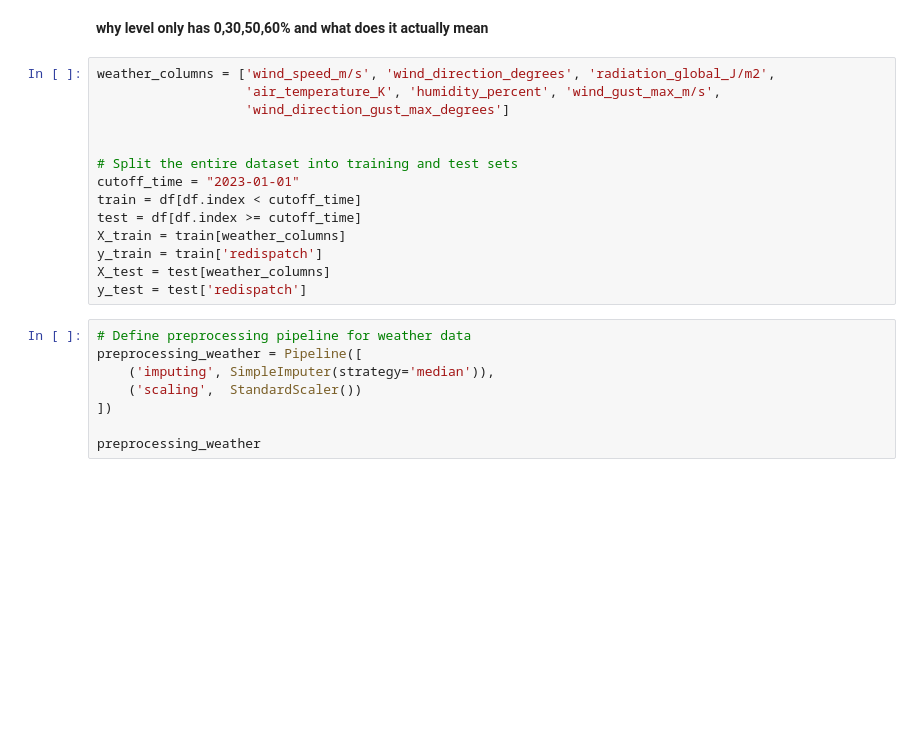
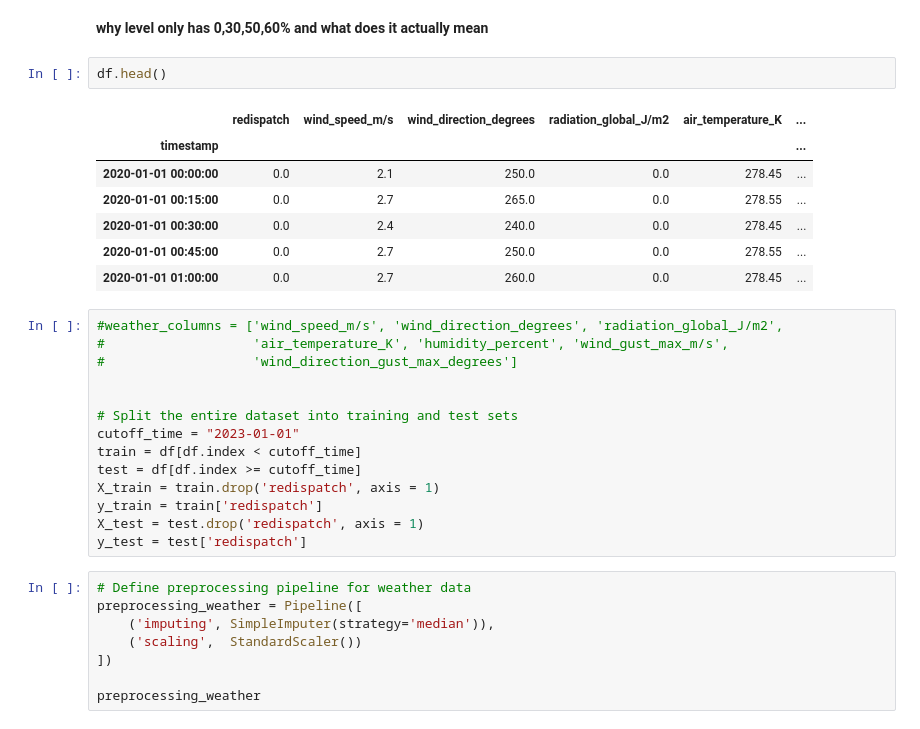
Before and after one commit to mgondeck/wind_curtailment_prediction, a Jupyter notebook: baseline_binary_classification.ipynb, the cells around one changed output. Cells and saved outputs as stored; diff of their text form; blank space fills up the shorter version.

```diff
--- a/baseline_binary_classification.ipynb
+++ b/baseline_binary_classification.ipynb
@@ -52,19 +52,29 @@ df.to_csv('/content/drive/My Drive/ms_wind_curtailment_prediction/curtailment_ta
 ## Train random forest binary classification while handling class imbalance target variable
 # %% [markdown]
 **why level only has 0,30,50,60% and what does it actually mean**
+# %%
+df.head()
+# %% [output]
+|  | redispatch | wind_speed_m/s | wind_direction_degrees | radiation_global_J/m2 | air_temperature_K | ... |
+| timestamp |  |  |  |  |  | ... |
+| 2020-01-01 00:00:00 | 0.0 | 2.1 | 250.0 | 0.0 | 278.45 | ... |
+| 2020-01-01 00:15:00 | 0.0 | 2.7 | 265.0 | 0.0 | 278.55 | ... |
+| 2020-01-01 00:30:00 | 0.0 | 2.4 | 240.0 | 0.0 | 278.45 | ... |
+| 2020-01-01 00:45:00 | 0.0 | 2.7 | 250.0 | 0.0 | 278.55 | ... |
+| 2020-01-01 01:00:00 | 0.0 | 2.7 | 260.0 | 0.0 | 278.45 | ... |
 # %%
-weather_columns = ['wind_speed_m/s', 'wind_direction_degrees', 'radiation_global_J/m2',
-                   'air_temperature_K', 'humidity_percent', 'wind_gust_max_m/s',
-                   'wind_direction_gust_max_degrees']
+#weather_columns = ['wind_speed_m/s', 'wind_direction_degrees', 'radiation_global_J/m2',
+#                   'air_temperature_K', 'humidity_percent', 'wind_gust_max_m/s',
+#                   'wind_direction_gust_max_degrees']
 
 
 # Split the entire dataset into training and test sets
 cutoff_time = "2023-01-01"
 train = df[df.index < cutoff_time]
 test = df[df.index >= cutoff_time]
-X_train = train[weather_columns]
+X_train = train.drop('redispatch', axis = 1)
 y_train = train['redispatch']
-X_test = test[weather_columns]
+X_test = test.drop('redispatch', axis = 1)
 y_test = test['redispatch']
 # %%
 # Define preprocessing pipeline for weather data
```
Also changed, not shown: parts of 2 cells of this notebook.
